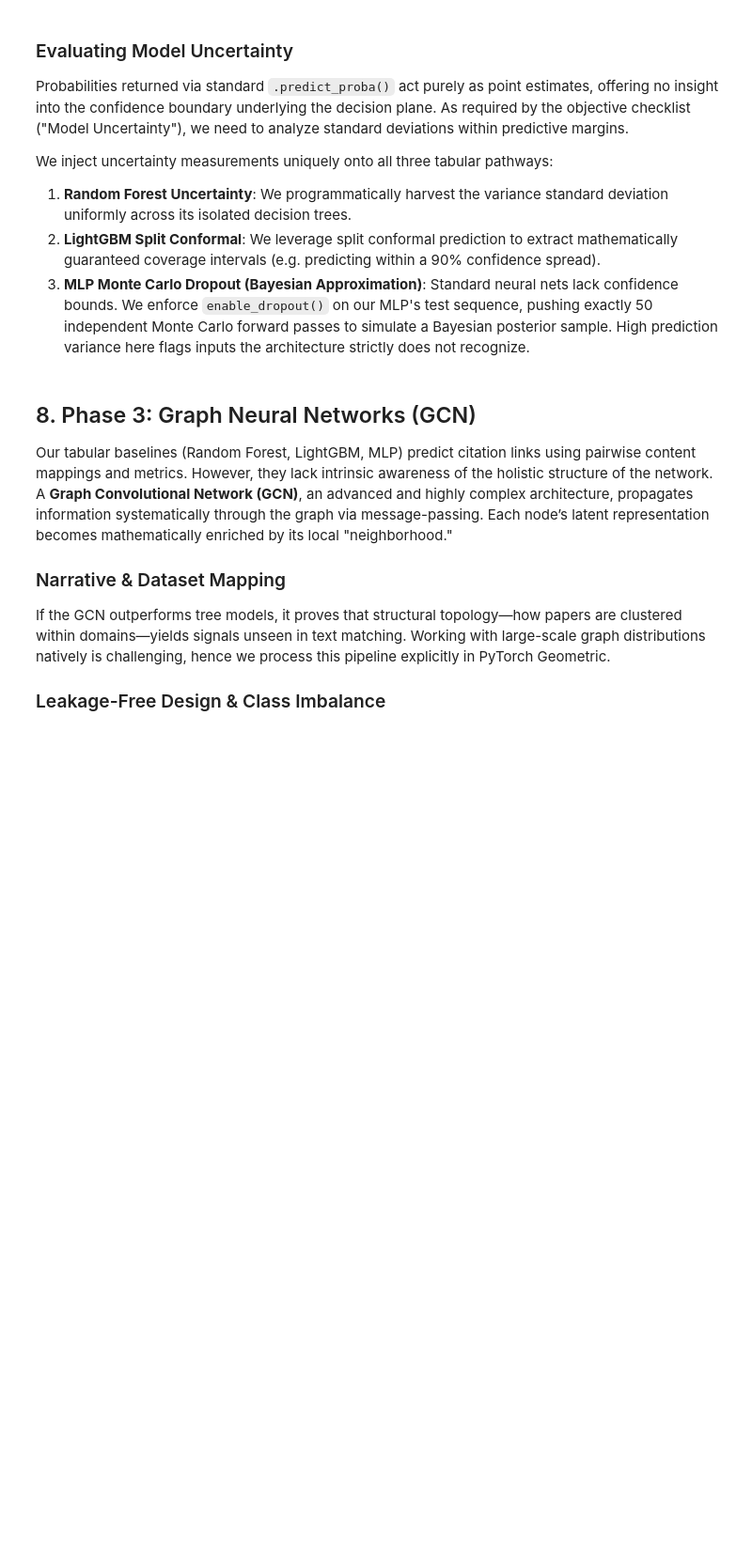
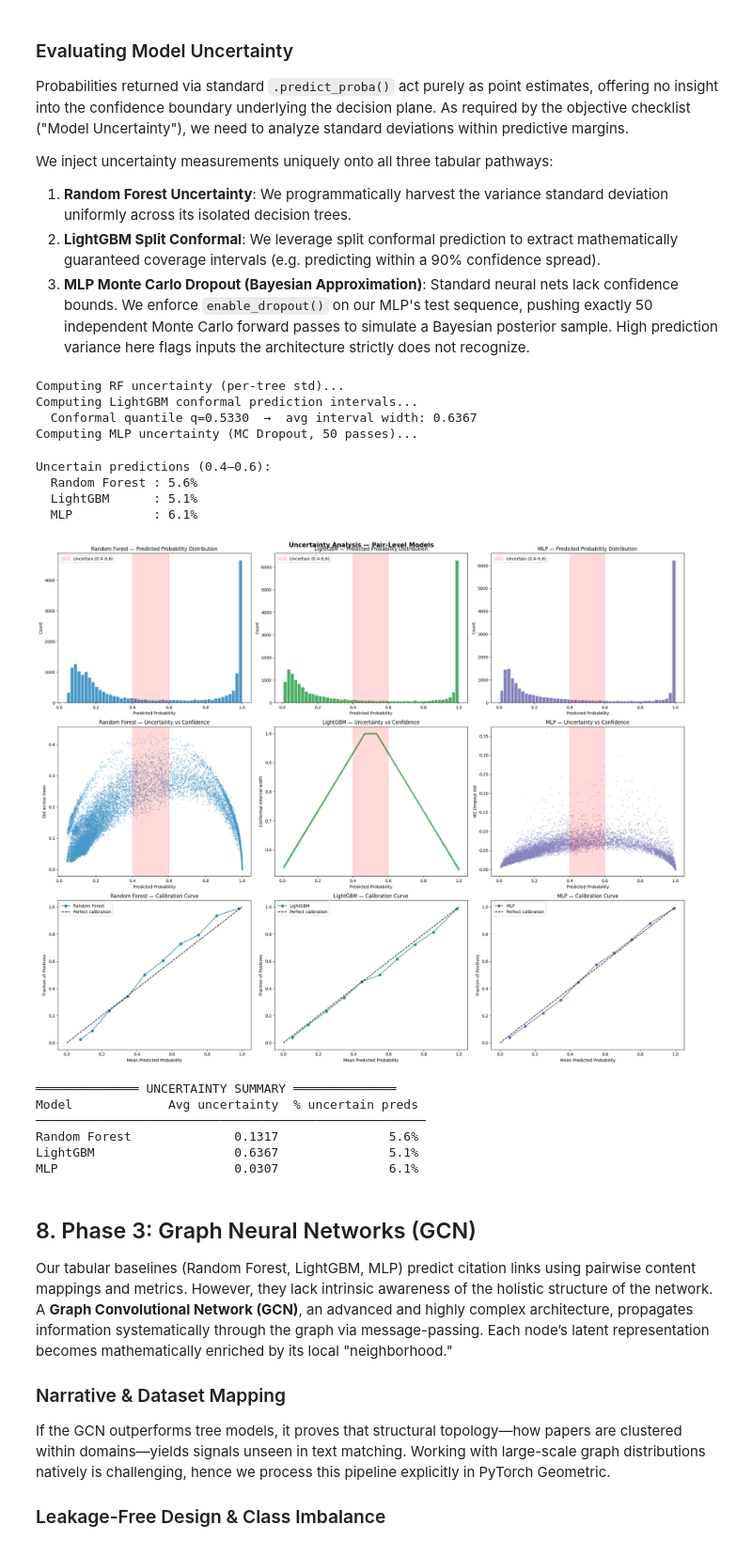
Before and after one commit to ManuCa93/data_project_3, a Jupyter notebook: notebook_def_fixed.ipynb, the cells around one changed output. Shown at 94% size. Drawn from its saved outputs; the diff is of its cells as text; code cells hidden in the pictures; blank space fills up the shorter version.

```diff
--- a/notebook_def_fixed.ipynb
+++ b/notebook_def_fixed.ipynb
@@ -3958,7 +3971,7 @@ MC_PASSES          = 50           # forward passes for MC Dropout
 
 # 1. Random Forest — std across trees
 print("Computing RF uncertainty (per-tree std)...")
-tree_preds = np.array([t.predict_proba(X_te)[:, 1] for t in rf_model.estimators_])
+tree_preds = np.array([t.predict_proba(X_te)[:, 1] for t in rf_model_pair.estimators_])
 rf_mean    = tree_preds.mean(axis=0)   # == rf_probs
 rf_std     = tree_preds.std(axis=0)
 
@@ -4046,33 +4059,49 @@ for col, ((name, probs, uncert, cmap), u_label) in enumerate(zip(model_configs,
     axes[0, col].set_ylabel("Count")
     axes[0, col].legend()
 
     # Col B: Uncertainty vs confidence scatter
     axes[1, col].scatter(probs, uncert, alpha=0.3, s=4, color=plt.get_cmap(cmap)(0.6))
     axes[1, col].axvspan(lo, hi, alpha=0.15, color="red")
     axes[1, col].set_title(f"{name} — Uncertainty vs Confidence")
     axes[1, col].set_xlabel("Predicted Probability")
     axes[1, col].set_ylabel(u_label)
 
     # Col C: Calibration curve
     frac_pos, mean_pred = calibration_curve(y_te, probs, n_bins=10, strategy="uniform")
     axes[2, col].plot(mean_pred, frac_pos, marker="o", color=plt.get_cmap(cmap)(0.7), label=name)
     axes[2, col].plot([0, 1], [0, 1], "k--", label="Perfect calibration")
     axes[2, col].set_title(f"{name} — Calibration Curve")
     axes[2, col].set_xlabel("Mean Predicted Probability")
     axes[2, col].set_ylabel("Fraction of Positives")
     axes[2, col].legend()
 
 plt.tight_layout()
 plt.show()
 
 
 # 6. Summary table
 print("\n══════════════ UNCERTAINTY SUMMARY ══════════════")
 print(f"{'Model':<15} {'Avg uncertainty':>17} {'% uncertain preds':>18}")
 print("─" * 53)
 print(f"{'Random Forest':<15} {rf_std.mean():>17.4f} {rf_uncertain:>17.1f}%")
 print(f"{'LightGBM':<15} {lgbm_interval.mean():>17.4f} {lgbm_uncertain:>17.1f}%")
 print(f"{'MLP':<15} {mlp_std.mean():>17.4f} {mlp_uncertain:>17.1f}%")
+# %% [output]
+Computing RF uncertainty (per-tree std)...
+Computing LightGBM conformal prediction intervals...
+  Conformal quantile q=0.5330  →  avg interval width: 0.6367
+Computing MLP uncertainty (MC Dropout, 50 passes)...
+Uncertain predictions (0.4–0.6):
+  Random Forest : 5.6%
+  LightGBM      : 5.1%
+  MLP           : 6.1%
+[figure, added]
+══════════════ UNCERTAINTY SUMMARY ══════════════
+Model             Avg uncertainty  % uncertain preds
+─────────────────────────────────────────────────────
+Random Forest              0.1317               5.6%
+LightGBM                   0.6367               5.1%
+MLP                        0.0307               6.1%
 # %% [markdown]
 ## 8. Phase 3: Graph Neural Networks (GCN)
 
```
Also changed, not shown: parts of 8 cells of this notebook.
